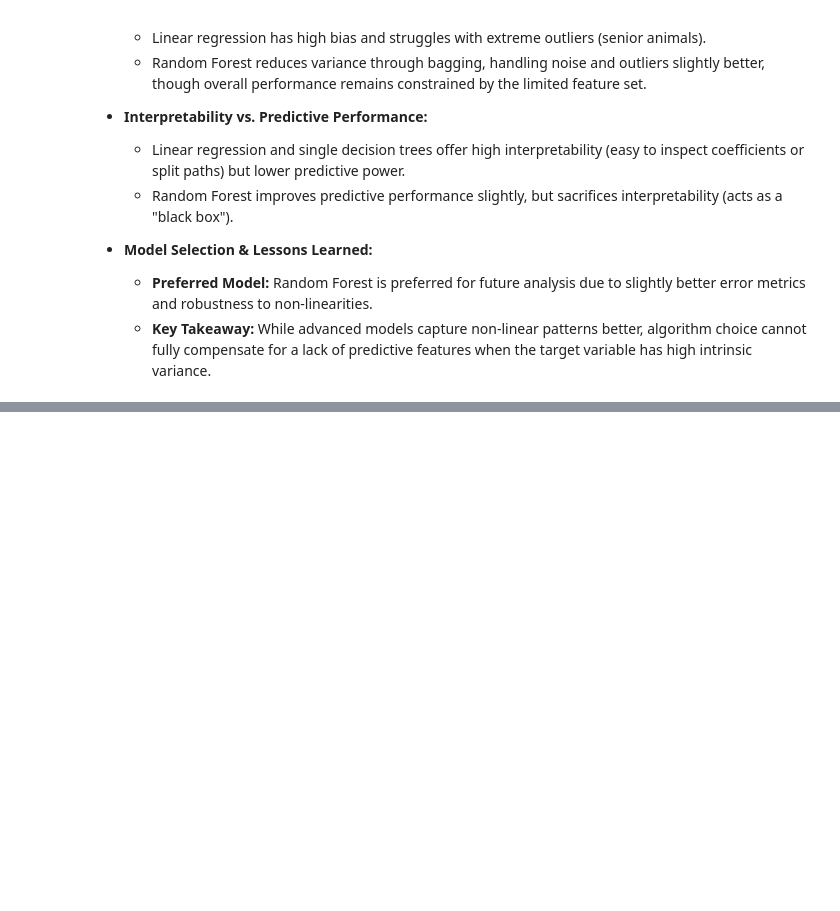
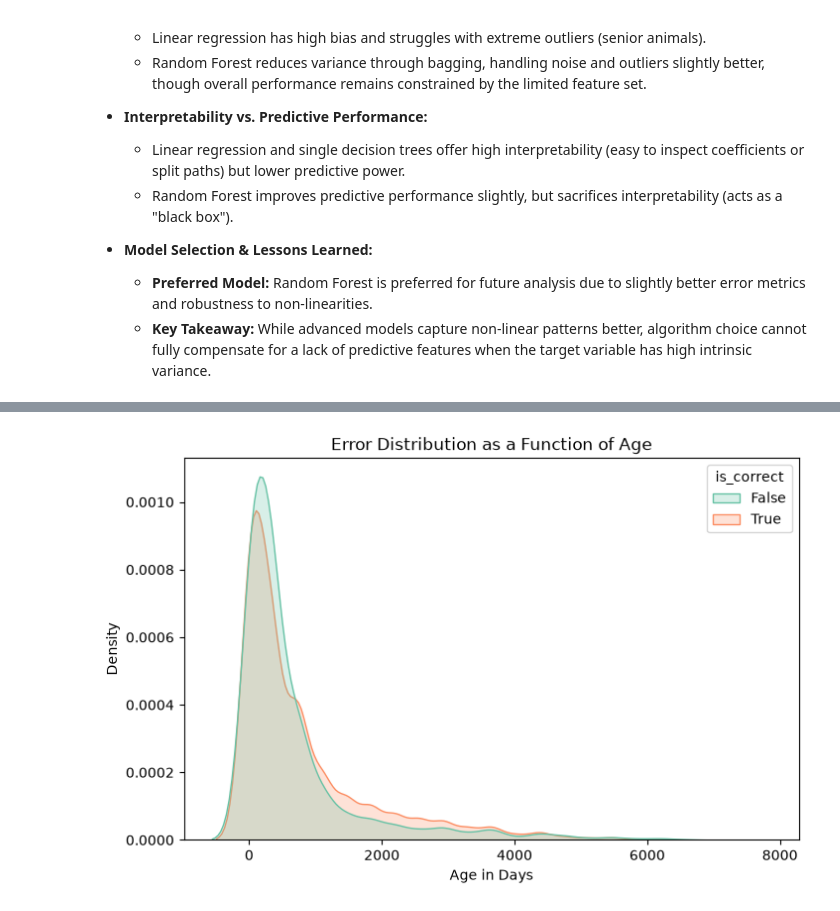
Before and after one commit to Liel-Shwarz/Work2, a Jupyter notebook: work2.ipynb, the cells around one changed output, grey strips where cells are left out. Cells and saved outputs as stored; diff of their text form; code cells hidden in the pictures; blank space fills up the shorter version.

```diff
--- a/work2.ipynb
+++ b/work2.ipynb
@@ -321,0 +429,19 @@ display(results_df)
+# %%
+# Assignment: Part 3.3 - Error as a Function of Features
+
+import matplotlib.pyplot as plt
+import seaborn as sns
+import pandas as pd
+
+# Add the 'is_correct' status back to X_test analysis dataframe
+analysis_df['age_in_days'] = X_test['age_in_days'].values
+
+# Plot feature distribution for correct vs. incorrect predictions
+plt.figure(figsize=(8, 5))
+sns.kdeplot(data=analysis_df, x='age_in_days', hue='is_correct', common_norm=False, fill=True, palette='Set2')
+plt.title('Error Distribution as a Function of Age')
+plt.xlabel('Age in Days')
+plt.ylabel('Density')
+plt.show()
+# %% [output]
+[figure, added]
```
Also changed, not shown: parts of 5 cells of this notebook.
